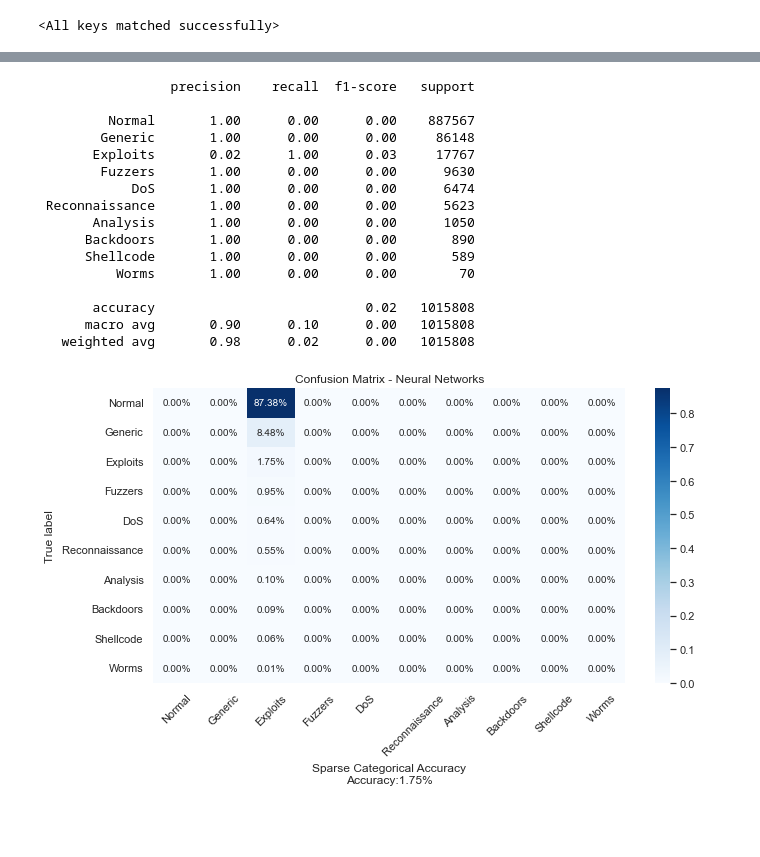
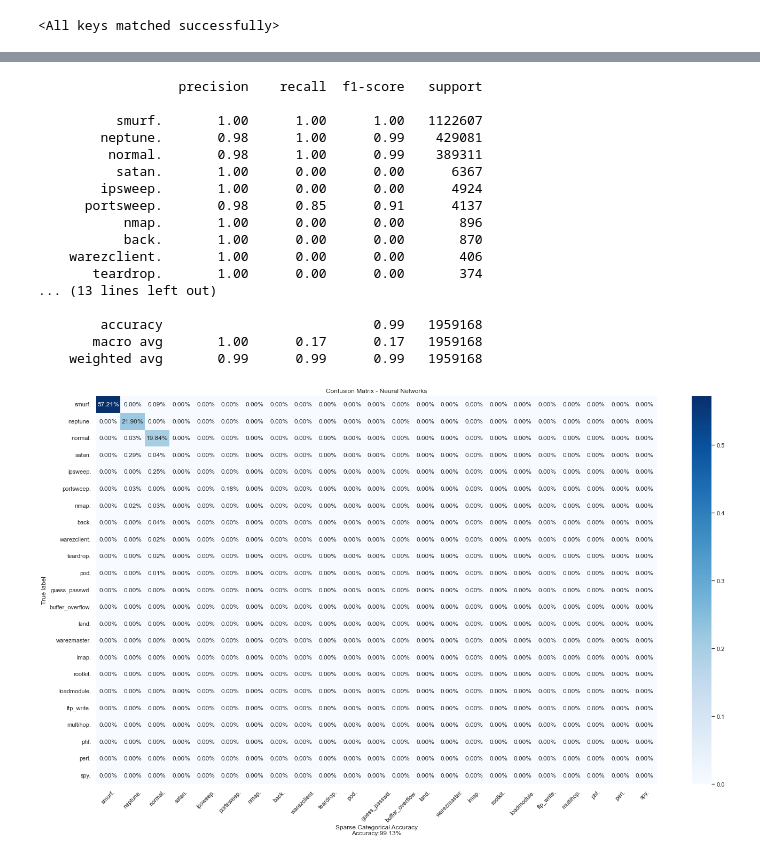
Before and after one commit to HaoranShivs/Transfer-learning-IDS, a Jupyter notebook: eval_test.ipynb, the cells around one changed output, grey strips where cells are left out. Drawn from its saved outputs; the diff is of its cells as text; code cells hidden in the pictures; blank space fills up the shorter version.

```diff
--- a/eval_test.ipynb
+++ b/eval_test.ipynb
@@ -45,11 +55,11 @@ print(discrete_column_idx, continuous_column_idx, labels)
 # # print(index)
 # U2R_indices = [12, 16, 17, 21]
 # %%
-log_file = 'history/CNN_2_linear/UNSW_NB15/plot/confusion_matrix/5_6'
+log_file = 'history/CNN_2_linear/KDD_CUP99_Adam/plot/confusion_matrix/5_6'
 if not os.path.isdir(log_file):
     os.makedirs(log_file)
 # %%
-ckpt_file = 'history/CNN_2_linear/UNSW_NB15/checkpoint/5_6/ckpt_best_29.pth'
+ckpt_file = 'history/CNN_2_linear/KDD_CUP99_Adam/checkpoint/5_6/ckpt_best_39.pth'
 net = CNN_2_linear(input_channel_num + input_channel_kind, class_num).to(device)
 checkpoint = torch.load(ckpt_file)
 net.load_state_dict(checkpoint['net'])
@@ -106,45 +113,46 @@ with torch.no_grad():
 # accuracy = (num - num_dif) / num
 # print(accuracy)
 # %%
-for i in range(label.shape):
-    print(label[i], prediction[i])
+# for i in range(label.shape[0]):
+#     print(label[i], prediction[i])
 # %%
-labels = [i.decode() for i in labels]
+labels = [i.decode() for i in data_labels]
 print(classification_report(label, prediction, target_names=labels, zero_division=1))
 # %% [output]
-                 precision    recall  f1-score   support
+                  precision    recall  f1-score   support
 
-         Normal       1.00      0.00      0.00    887567
-        Generic       1.00      0.00      0.00     86148
-       Exploits       0.02      1.00      0.03     17767
-        Fuzzers       1.00      0.00      0.00      9630
-            DoS       1.00      0.00      0.00      6474
- Reconnaissance       1.00      0.00      0.00      5623
-       Analysis       1.00      0.00      0.00      1050
-      Backdoors       1.00      0.00      0.00       890
-      Shellcode       1.00      0.00      0.00       589
-          Worms       1.00      0.00      0.00        70
+          smurf.       1.00      1.00      1.00   1122607
+        neptune.       0.98      1.00      0.99    429081
+         normal.       0.98      1.00      0.99    389311
+          satan.       1.00      0.00      0.00      6367
+        ipsweep.       1.00      0.00      0.00      4924
+      portsweep.       0.98      0.85      0.91      4137
+           nmap.       1.00      0.00      0.00       896
+           back.       1.00      0.00      0.00       870
+    warezclient.       1.00      0.00      0.00       406
+       teardrop.       1.00      0.00      0.00       374
+... (13 lines left out)
 
-       accuracy                           0.02   1015808
-      macro avg       0.90      0.10      0.00   1015808
-   weighted avg       0.98      0.02      0.00   1015808
+        accuracy                           0.99   1959168
+       macro avg       1.00      0.17      0.17   1959168
+    weighted avg       0.99      0.99      0.99   1959168
 # %%
 cm = confusion_matrix(label, prediction)
 acc = accuracy_score(label, prediction)
 # %%
 sns.set()
-plt.figure(figsize=(10,6))
+plt.figure(figsize=(20,12))
 ax = sns.heatmap(cm/np.sum(cm),annot=True,fmt='.2%', cmap='Blues')
 ax.set_title('Confusion Matrix - Neural Networks')
 ax.set_xlabel(f'Sparse Categorical Accuracy\nAccuracy:{round(acc*100,2)}%')
 ax.set_ylabel('True label')
 
 ax.yaxis.set_ticklabels(labels)
 ax.xaxis.set_ticklabels(labels)
 plt.xticks(rotation=45)
 plt.yticks(rotation=0)
 plt.tight_layout()
 plt.savefig(log_file+'/confusion_matrix')
 plt.show()
 # %% [output]
-[figure, old version]
+[figure, new version]
```
Also changed, not shown: parts of 4 cells of this notebook, 2 other files.
